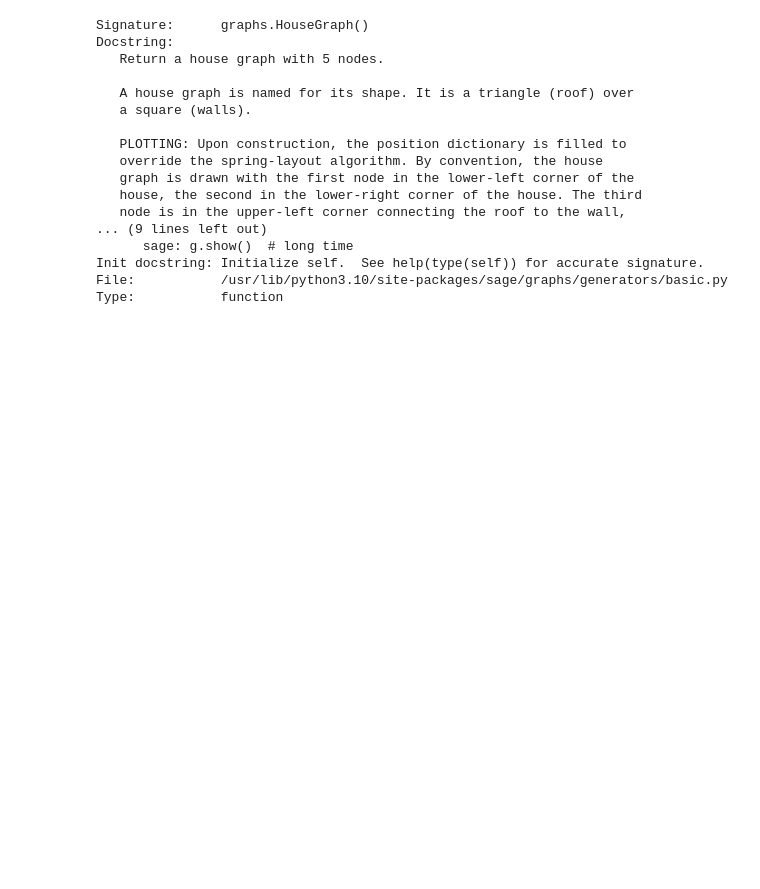
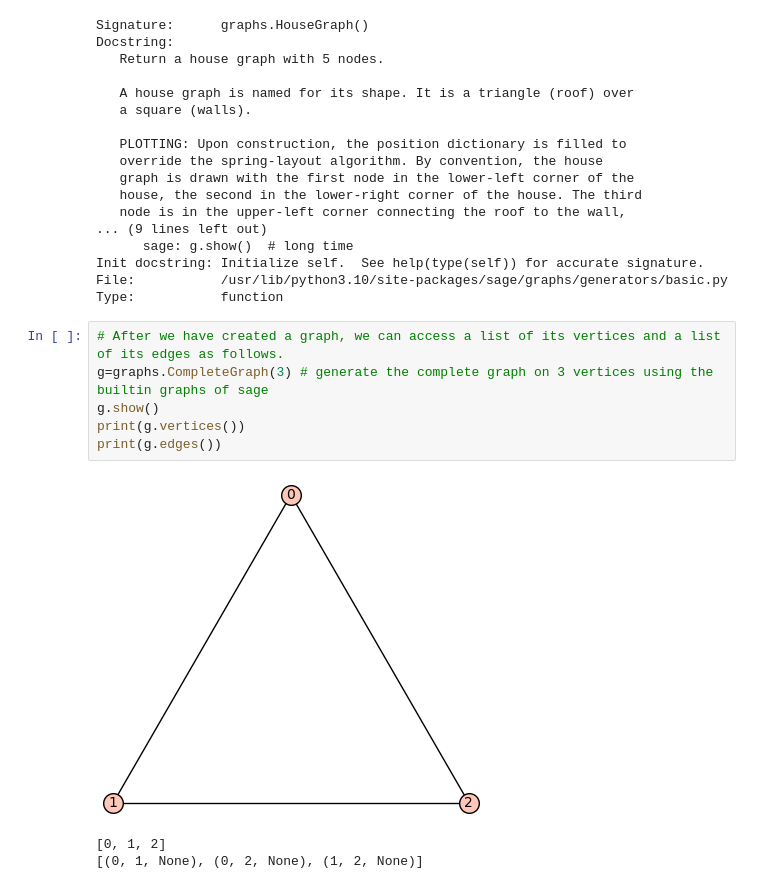
Before and after one commit to pgrepds/sagemath-playground, a Jupyter notebook: graphs.ipynb, the cells around one changed output. Cells and saved outputs as stored; diff of their text form; blank space fills up the shorter version.

Commit message:
added more about graphs

```diff
--- a/graphs.ipynb
+++ b/graphs.ipynb
@@ -61,3 +61,13 @@ Docstring:
 Init docstring: Initialize self.  See help(type(self)) for accurate signature.
 File:           /usr/lib/python3.10/site-packages/sage/graphs/generators/basic.py
 Type:           function
+# %%
+# After we have created a graph, we can access a list of its vertices and a list of its edges as follows.
+g=graphs.CompleteGraph(3) # generate the complete graph on 3 vertices using the builtin graphs of sage
+g.show()
+print(g.vertices())
+print(g.edges())
+# %% [output]
+[figure, added]
+[0, 1, 2]
+[(0, 1, None), (0, 2, None), (1, 2, None)]
```
Also changed, not shown: parts of 17 cells of this notebook.
